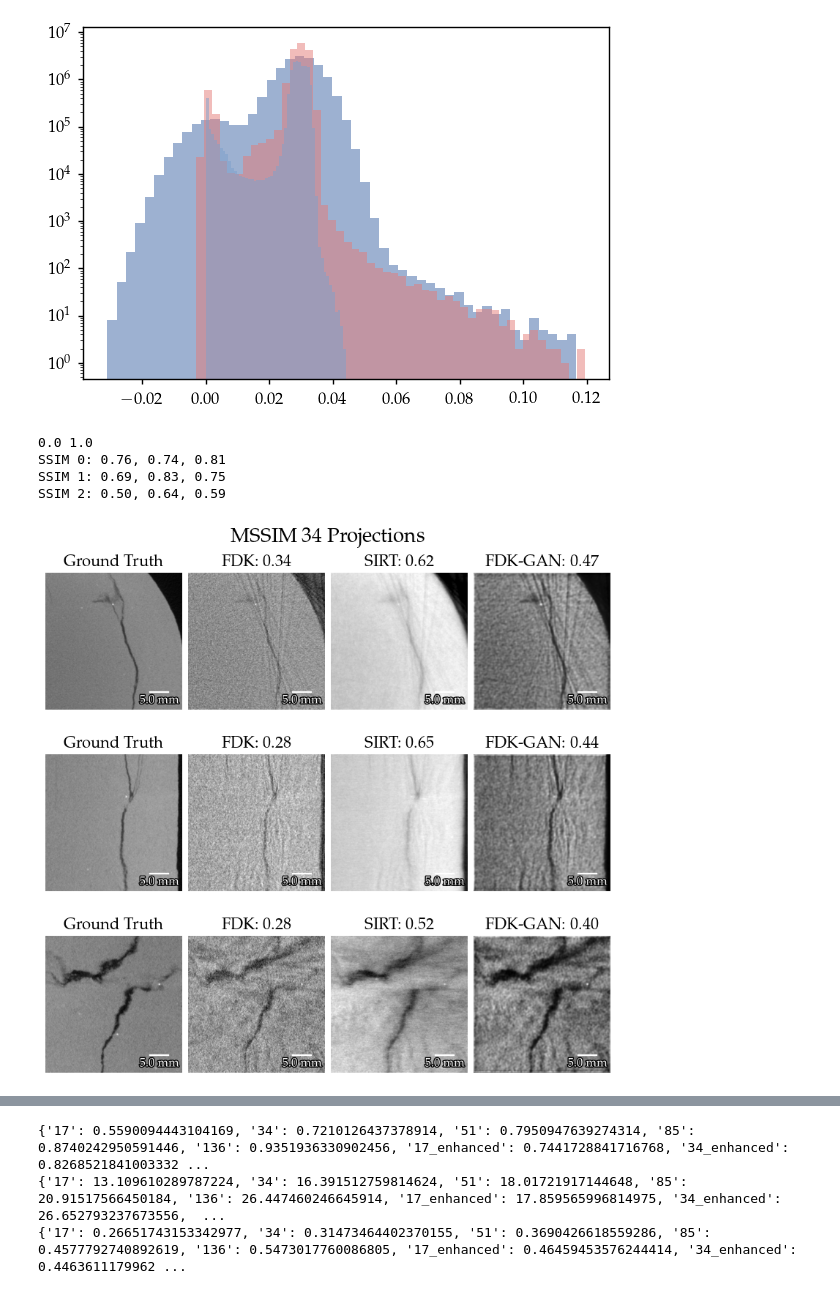
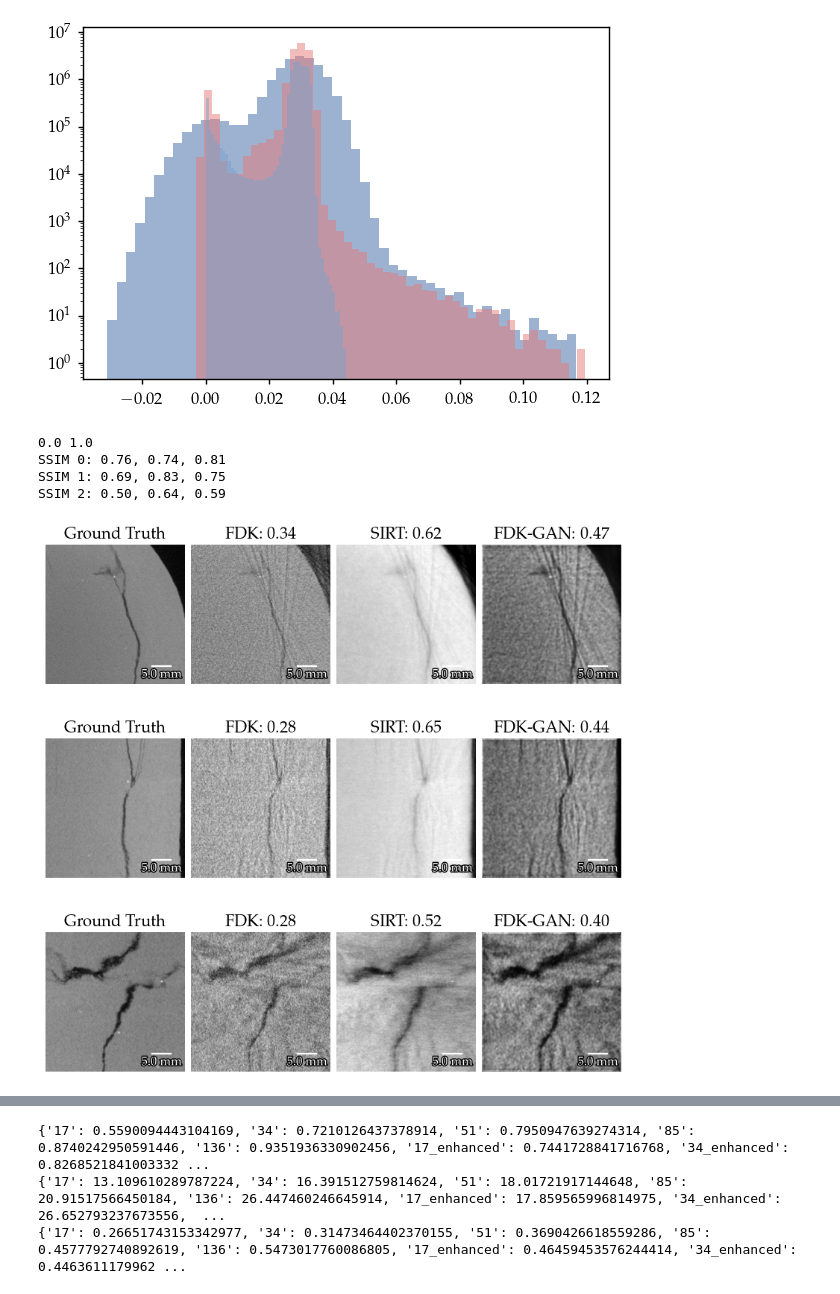
Before and after one commit to RubenDragland/4D_CT, a Jupyter notebook: Analysis/sandstone_inference.ipynb, the cells around one changed output, grey strips where cells are left out. Cells and saved outputs as stored; diff of their text form; code cells hidden in the pictures.

```diff
--- a/Analysis/sandstone_inference.ipynb
+++ b/Analysis/sandstone_inference.ipynb
@@ -416,36 +418,36 @@ for i, si in enumerate(slice_indexer):
     ssit, _ = evaluate(  slgt, slit, normalise=True)
     ssout, _ = evaluate( slgt, slout, normalise=True)
 
     print(f"SSIM {i}: {ssin:.2f}, {ssit:.2f}, {ssout:.2f}")
 
 scale_kwargs = {
     "size": 5 / (0.2 * 930) * 1350,
     "label": f"5.0 mm",
     "color": "white",
     "loc": 4,
     "frameon": False,
     "size_vertical": 3,
     "label_top": False,
     # "font_properties": {"size": 16}
 }
 plot_slice_grid(
     all_slices,
     all_labels,
-    suptitle=f"MSSIM {str(int(key))} Projections",
+    # suptitle=f"MSSIM {str(int(key))} Projections",
     folder="Sandstone",
     savefile="Slice_grid_Sandstone_enhancement",
-    savefig=False,
+    savefig=True,
     bar = True,
     scalebar_kwargs=scale_kwargs,
     fs = (2,2),
     ns = (3,4)
 )
 # %% [output]
 0.0 1.0
 SSIM 0: 0.76, 0.74, 0.81
 SSIM 1: 0.69, 0.83, 0.75
 SSIM 2: 0.50, 0.64, 0.59
-[figure, old version]
+[figure, new version]
 # %%
 for x in range(0, len(all_labels)-3, 4):
     #Needs to be rerun, was saved.
```
Also changed, not shown: parts of 4 cells of this notebook, 14 other files.
